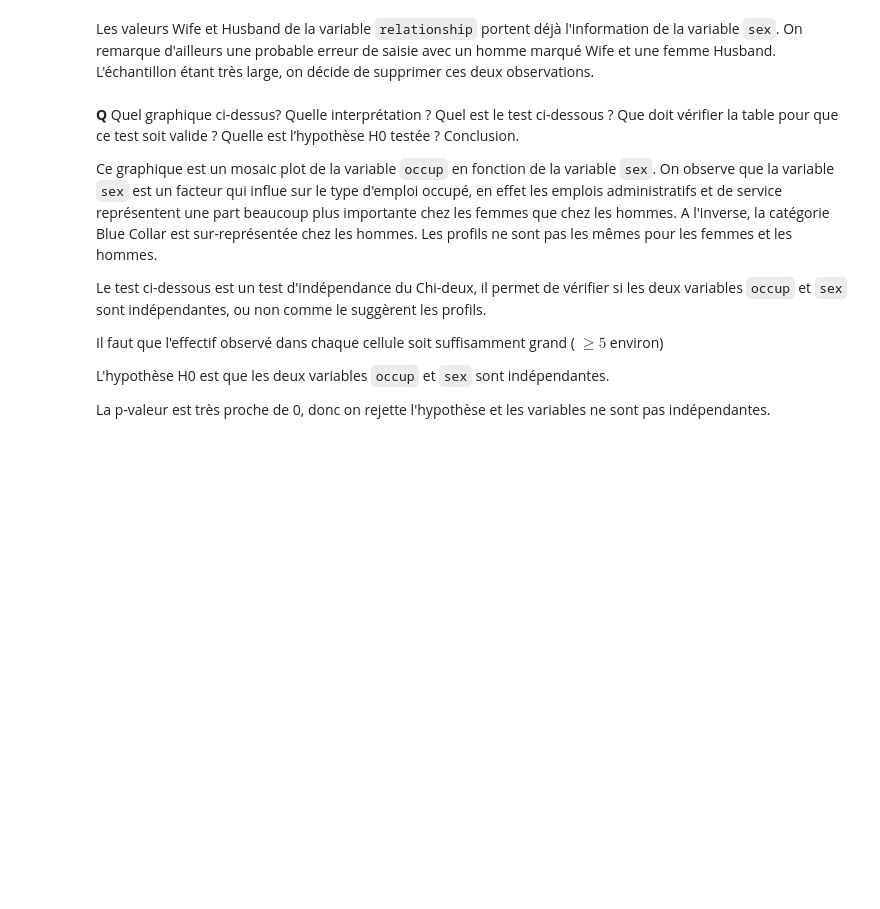
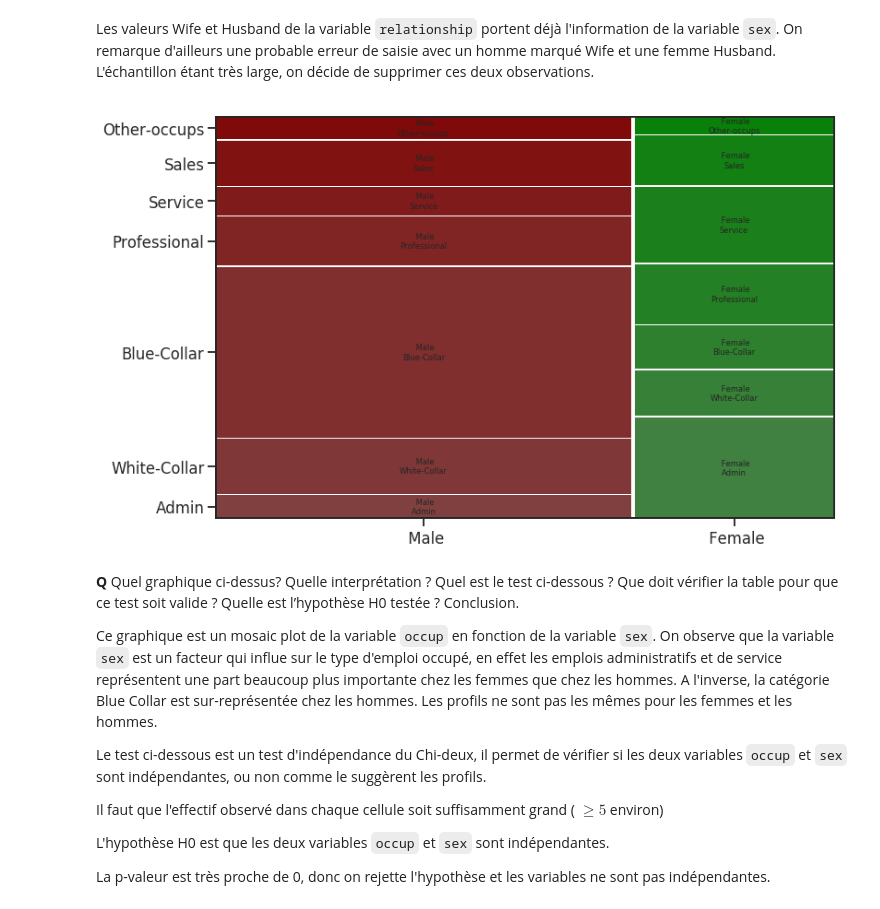
Before and after one commit to PaulCharnay/Exploration, a Jupyter notebook: Explo-Python-AdultCensus.ipynb, the cells around one changed output. Saved outputs shown, nothing was run; the diff lists cells and outputs as text; code cells hidden in the pictures; blank space fills up the shorter version.

```diff
--- a/Explo-Python-AdultCensus.ipynb
+++ b/Explo-Python-AdultCensus.ipynb
@@ -335,8 +395,11 @@ adult = adult[(adult["sex"] != "Male") | (adult["relationship"] != "Wife")]
 # %%
 from statsmodels.graphics.mosaicplot import mosaic
 
-mosaic(adult, ["sex", "occup"])
+fig, ax = plt.subplots(figsize=(12, 8))
+mosaic(adult, ["sex", "occup"], ax=ax)
 plt.show()
+# %% [output]
+[figure, added]
 # %% [markdown]
 **Q** Quel graphique ci-dessus?  Quelle interprétation ? Quel est le test ci-dessous ? Que doit vérifier la table pour que ce test soit valide ? Quelle est l’hypothèse H0 testée ? Conclusion.
 
```
Also changed, not shown: parts of 45 cells of this notebook.
